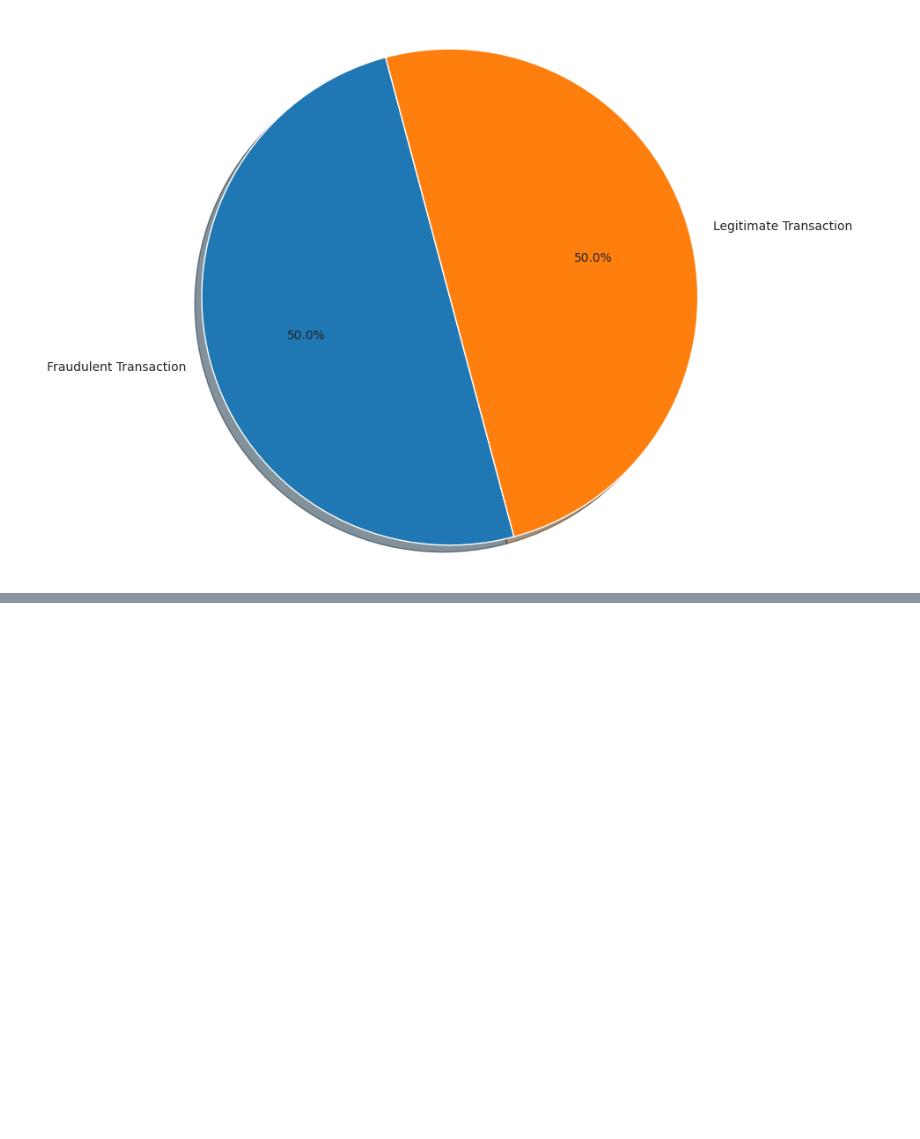
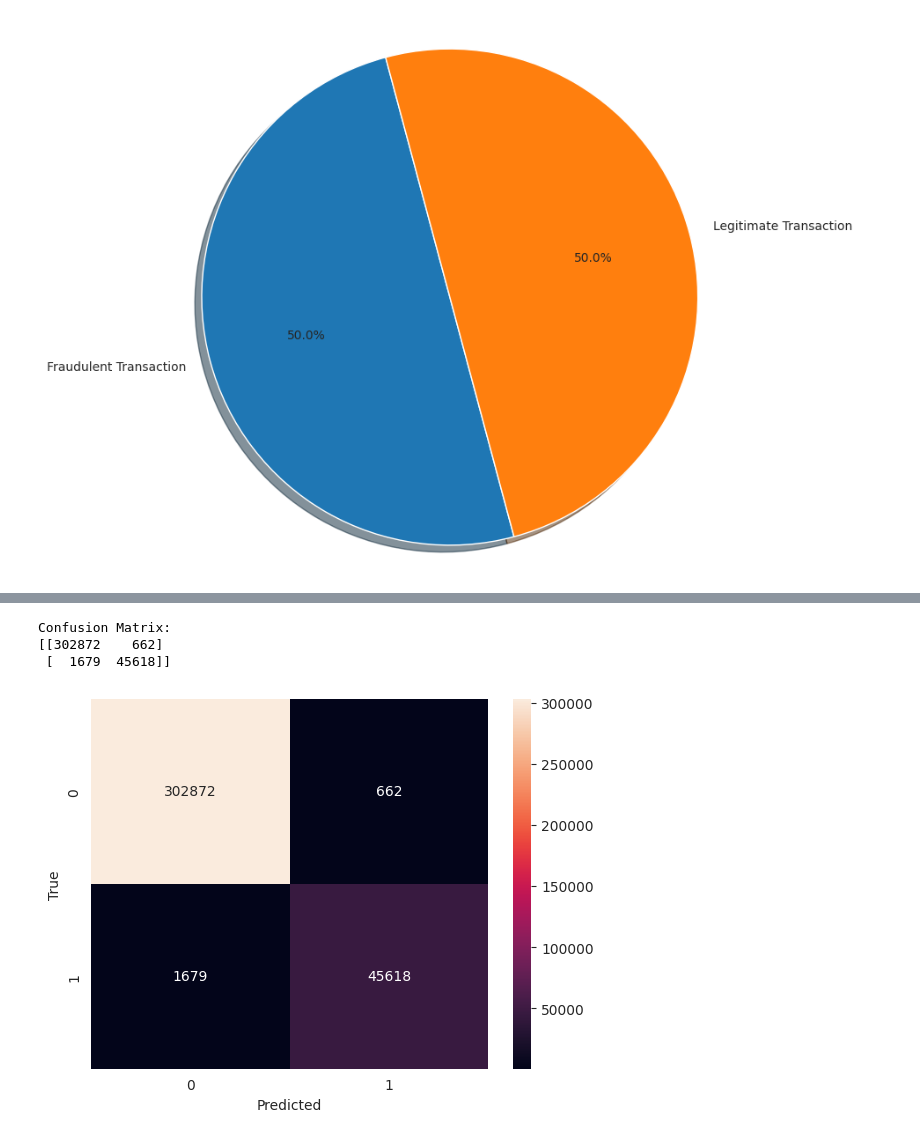
Before and after one commit to Lisly25/Machine_Learning_track, a Jupyter notebook: module05/Medium02.ipynb, the cells around one changed output, grey strips where cells are left out. Saved outputs shown, nothing was run; the diff lists cells and outputs as text; code cells hidden in the pictures; blank space fills up the shorter version.

Commit message:
Changed where SMOTE is applied. Added some model evaluation

```diff
--- a/module05/Medium02.ipynb
+++ b/module05/Medium02.ipynb
@@ -233,6 +233,11 @@ print(df_clean_3['Day'].unique())
 4                  0      1    1     0
 [ 1  2  3  4  5  6  7  8  9 10 11 12 13 14 15 16 17 18 19 20 21 22 23 24
  25 26 27 28 29 30 31]
+# %%
+#Splitting the data into test and training set
+from sklearn.model_selection import train_test_split
+
+training_set, test_set = train_test_split(df_clean_3, test_size=0.2, random_state=100)
 # %%
 from imblearn.over_sampling import SMOTE
 
@@ -253,7 +258,7 @@ def balance_data_with_smote(df, target_column):
     return balanced_data
 
 # Balance the dataset using SMOTE based on the 'TX_FRAUD_SCENARIO' column
-balanced_df = balance_data_with_smote(df_clean_3, 'TX_FRAUD_SCENARIO')
+balanced_df = balance_data_with_smote(training_set, 'TX_FRAUD_SCENARIO')
 print(balanced_df.head())
 # %% [output]
    CUSTOMER_ID  TERMINAL_ID  TX_AMOUNT  TX_TIME_SECONDS  TX_TIME_DAYS  Month  \
@@ -299,14 +304,15 @@ plot_data_imbalance(balanced_df, 'TX_FRAUD_SCENARIO')
 # %%
 # First trying out Logistic Regression, should reach 0.802 accuracy
 
-from sklearn.model_selection import train_test_split
+
 from sklearn.linear_model import LogisticRegression
 from sklearn.metrics import accuracy_score, confusion_matrix, classification_report
 
-LogReg_X = balanced_df.drop('TX_FRAUD_SCENARIO', axis=1)
-LogReg_y = balanced_df['TX_FRAUD_SCENARIO']
+X_train = balanced_df.drop('TX_FRAUD_SCENARIO', axis=1)
+y_train = balanced_df['TX_FRAUD_SCENARIO']
+X_test = test_set.drop('TX_FRAUD_SCENARIO', axis=1)
+y_test = test_set['TX_FRAUD_SCENARIO']
 
-X_train, X_test, y_train, y_test = train_test_split(LogReg_X, LogReg_y, test_size=0.3, random_state=100)
 
 logreg = LogisticRegression()
 logreg.fit(X_train, y_train)
@@ -392,0 +415,17 @@ Best so far:  0.9823297969507483 Parameters: objective: binary:logistic, eval_me
+# %%
+#Continuing with the data from the XGBoost training.
+#Calculating confusion matrix
+
+confusion = confusion_matrix(y_test, y_pred)
+print("Confusion Matrix:")
+print(confusion)
+
+sns.heatmap(confusion, annot=True, fmt='d')
+plt.xlabel('Predicted')
+plt.ylabel('True')
+plt.show()
+# %% [output]
+Confusion Matrix:
+[[302872    662]
+ [  1679  45618]]
+[figure, added]
```
Also changed, not shown: parts of 8 cells of this notebook.
